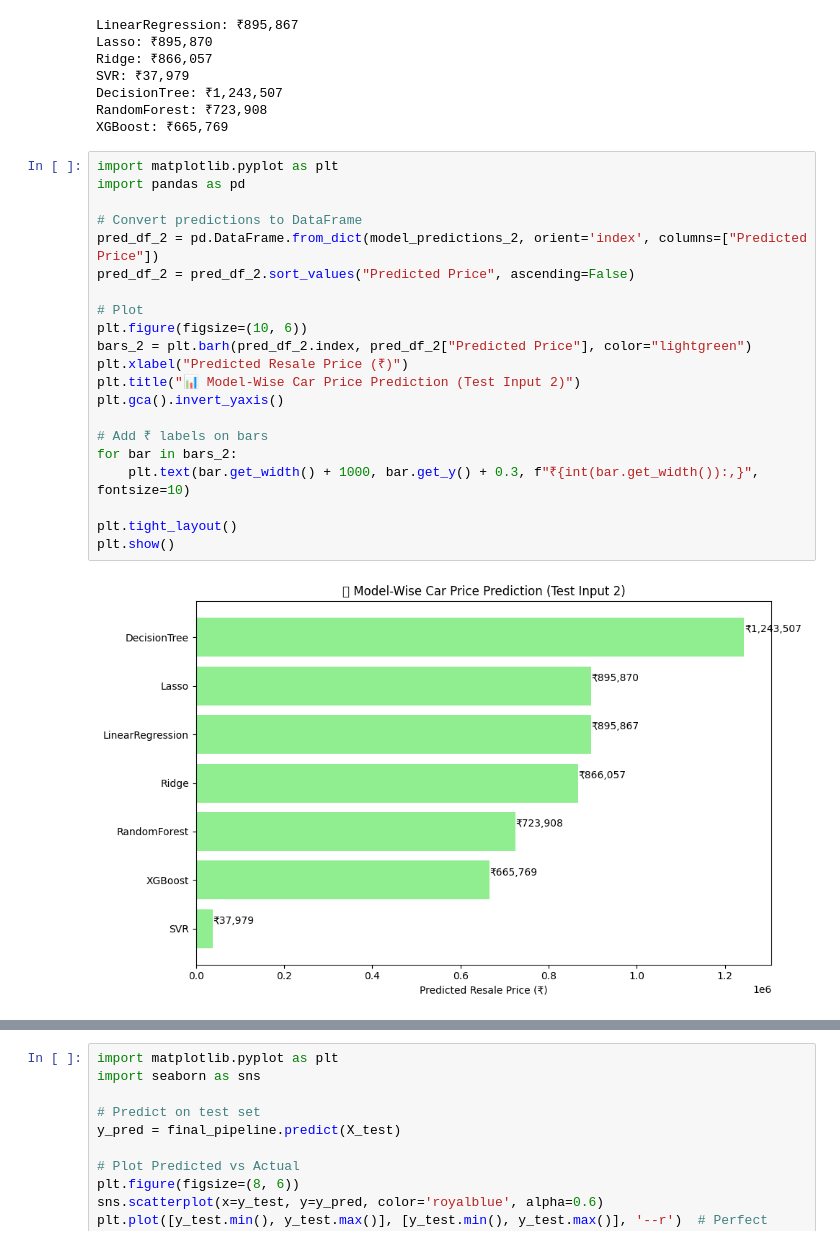
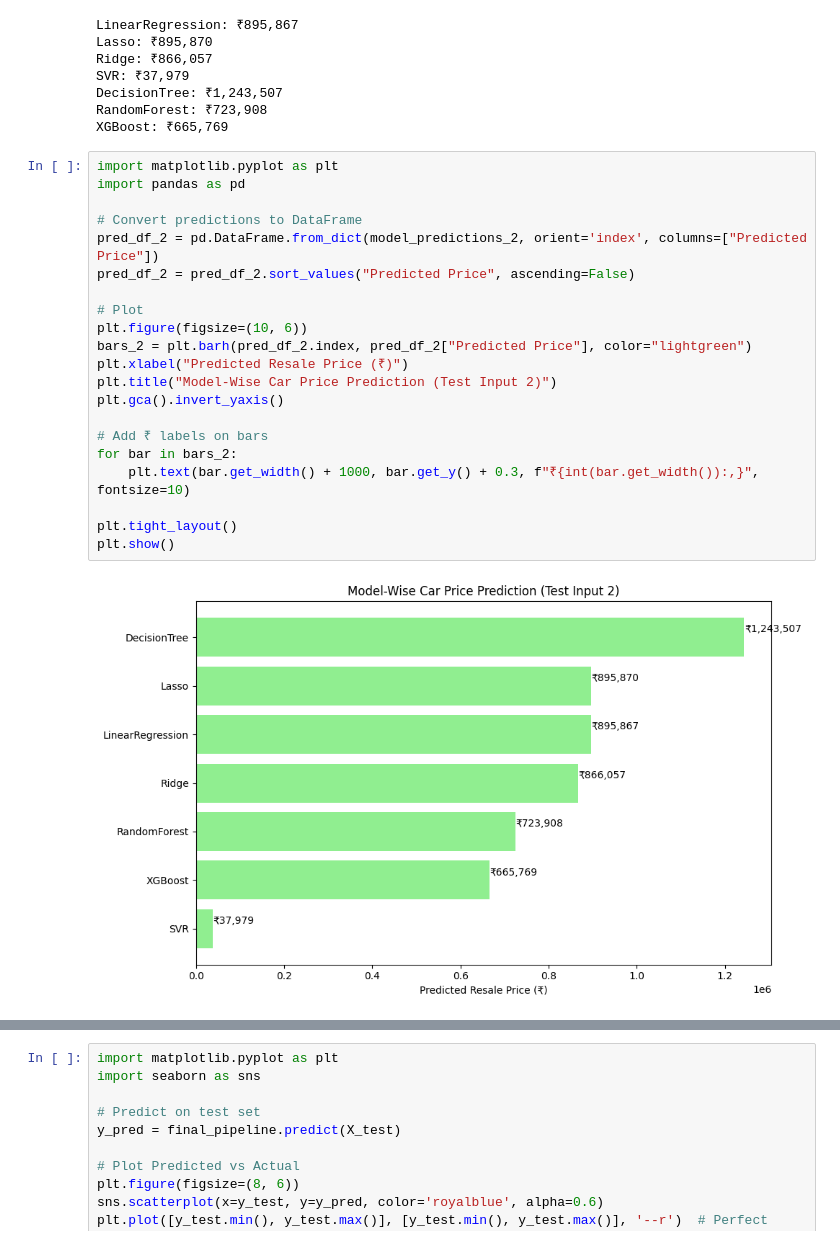
Before and after one commit to Sohini-coder/Car-Price-Prediction, a Jupyter notebook: Model_Comparison.ipynb, the cells around one changed output, grey strips where cells are left out. Saved outputs shown, nothing was run; the diff lists cells and outputs as text.

```diff
--- a/Model_Comparison.ipynb
+++ b/Model_Comparison.ipynb
@@ -231,26 +231,26 @@ XGBoost: ₹665,769
 # %%
 import matplotlib.pyplot as plt
 import pandas as pd
 
 # Convert predictions to DataFrame
 pred_df_2 = pd.DataFrame.from_dict(model_predictions_2, orient='index', columns=["Predicted Price"])
 pred_df_2 = pred_df_2.sort_values("Predicted Price", ascending=False)
 
 # Plot
 plt.figure(figsize=(10, 6))
 bars_2 = plt.barh(pred_df_2.index, pred_df_2["Predicted Price"], color="lightgreen")
 plt.xlabel("Predicted Resale Price (₹)")
-plt.title("📊 Model-Wise Car Price Prediction (Test Input 2)")
+plt.title("Model-Wise Car Price Prediction (Test Input 2)")
 plt.gca().invert_yaxis()
 
 # Add ₹ labels on bars
 for bar in bars_2:
     plt.text(bar.get_width() + 1000, bar.get_y() + 0.3, f"₹{int(bar.get_width()):,}", fontsize=10)
 
 plt.tight_layout()
 plt.show()
 # %% [output]
-[figure, old version]
+[figure, new version]
 # %%
 import pandas as pd
 import numpy as np
```
Also changed, not shown: parts of 8 cells of this notebook, 1 other file.
